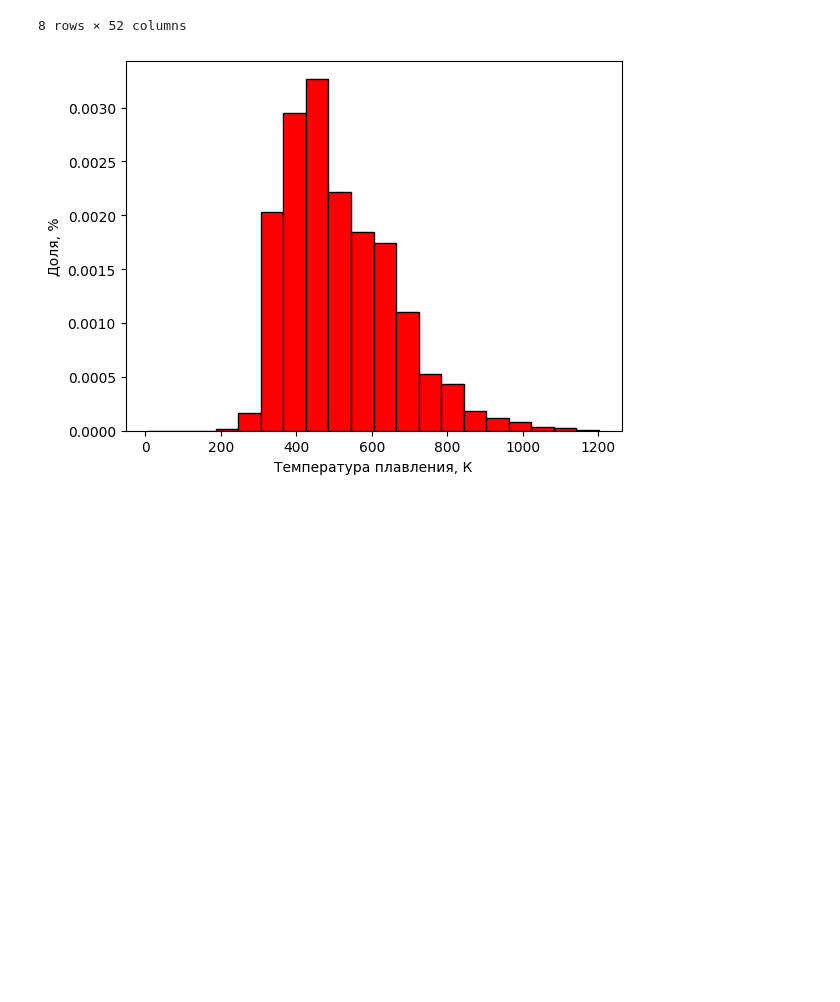
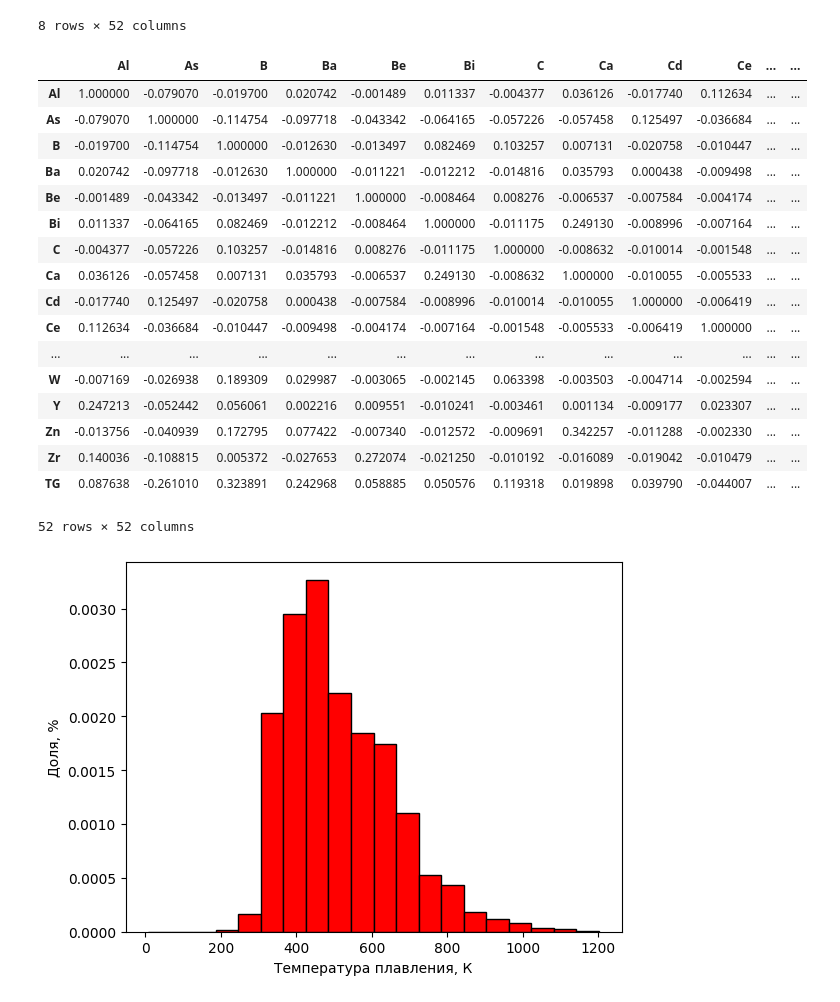
Before and after one commit to avkolchin1995/Chalcogenides-glass-prediction, a Jupyter notebook: Chalcogenides-glass-prediction.ipynb, the cells around one changed output. Saved outputs shown, nothing was run; the diff lists cells and outputs as text; code cells hidden in the pictures; blank space fills up the shorter version.

```diff
--- a/Chalcogenides-glass-prediction.ipynb
+++ b/Chalcogenides-glass-prediction.ipynb
@@ -47,6 +47,29 @@ df.describe()
 | 75% | 0.000000 | 18.000000 | 0.000000 | 0.000000 | 0.000000 | 0.000000 | 0.000000 | 0.000000 | 0.000000 | 0.000000 | ... | ... |
 | max | 89.000000 | 85.000000 | 43.700000 | 38.800000 | 42.000000 | 60.000000 | 15.000000 | 75.000000 | 99.290000 | 70.000000 | ... | ... |
 8 rows × 52 columns
+# %%
+# Корреляционные зависимости
+corr = df.corr()
+corr
+# %% [output]
+|  | Al | As | B | Ba | Be | Bi | C | Ca | Cd | Ce | ... | ... |
+| Al | 1.000000 | -0.079070 | -0.019700 | 0.020742 | -0.001489 | 0.011337 | -0.004377 | 0.036126 | -0.017740 | 0.112634 | ... | ... |
+| As | -0.079070 | 1.000000 | -0.114754 | -0.097718 | -0.043342 | -0.064165 | -0.057226 | -0.057458 | 0.125497 | -0.036684 | ... | ... |
+| B | -0.019700 | -0.114754 | 1.000000 | -0.012630 | -0.013497 | 0.082469 | 0.103257 | 0.007131 | -0.020758 | -0.010447 | ... | ... |
+| Ba | 0.020742 | -0.097718 | -0.012630 | 1.000000 | -0.011221 | -0.012212 | -0.014816 | 0.035793 | 0.000438 | -0.009498 | ... | ... |
+| Be | -0.001489 | -0.043342 | -0.013497 | -0.011221 | 1.000000 | -0.008464 | 0.008276 | -0.006537 | -0.007584 | -0.004174 | ... | ... |
+| Bi | 0.011337 | -0.064165 | 0.082469 | -0.012212 | -0.008464 | 1.000000 | -0.011175 | 0.249130 | -0.008996 | -0.007164 | ... | ... |
+| C | -0.004377 | -0.057226 | 0.103257 | -0.014816 | 0.008276 | -0.011175 | 1.000000 | -0.008632 | -0.010014 | -0.001548 | ... | ... |
+| Ca | 0.036126 | -0.057458 | 0.007131 | 0.035793 | -0.006537 | 0.249130 | -0.008632 | 1.000000 | -0.010055 | -0.005533 | ... | ... |
+| Cd | -0.017740 | 0.125497 | -0.020758 | 0.000438 | -0.007584 | -0.008996 | -0.010014 | -0.010055 | 1.000000 | -0.006419 | ... | ... |
+| Ce | 0.112634 | -0.036684 | -0.010447 | -0.009498 | -0.004174 | -0.007164 | -0.001548 | -0.005533 | -0.006419 | 1.000000 | ... | ... |
+| ... | ... | ... | ... | ... | ... | ... | ... | ... | ... | ... | ... | ... |
+| W | -0.007169 | -0.026938 | 0.189309 | 0.029987 | -0.003065 | -0.002145 | 0.063398 | -0.003503 | -0.004714 | -0.002594 | ... | ... |
+| Y | 0.247213 | -0.052442 | 0.056061 | 0.002216 | 0.009551 | -0.010241 | -0.003461 | 0.001134 | -0.009177 | 0.023307 | ... | ... |
+| Zn | -0.013756 | -0.040939 | 0.172795 | 0.077422 | -0.007340 | -0.012572 | -0.009691 | 0.342257 | -0.011288 | -0.002330 | ... | ... |
+| Zr | 0.140036 | -0.108815 | 0.005372 | -0.027653 | 0.272074 | -0.021250 | -0.010192 | -0.016089 | -0.019042 | -0.010479 | ... | ... |
+| TG | 0.087638 | -0.261010 | 0.323891 | 0.242968 | 0.058885 | 0.050576 | 0.119318 | 0.019898 | 0.039790 | -0.044007 | ... | ... |
+52 rows × 52 columns
 # %%
 # Гистограмма распределения температуры плавления халькогенидных стекол
 h = df['TG'].hist(
```
